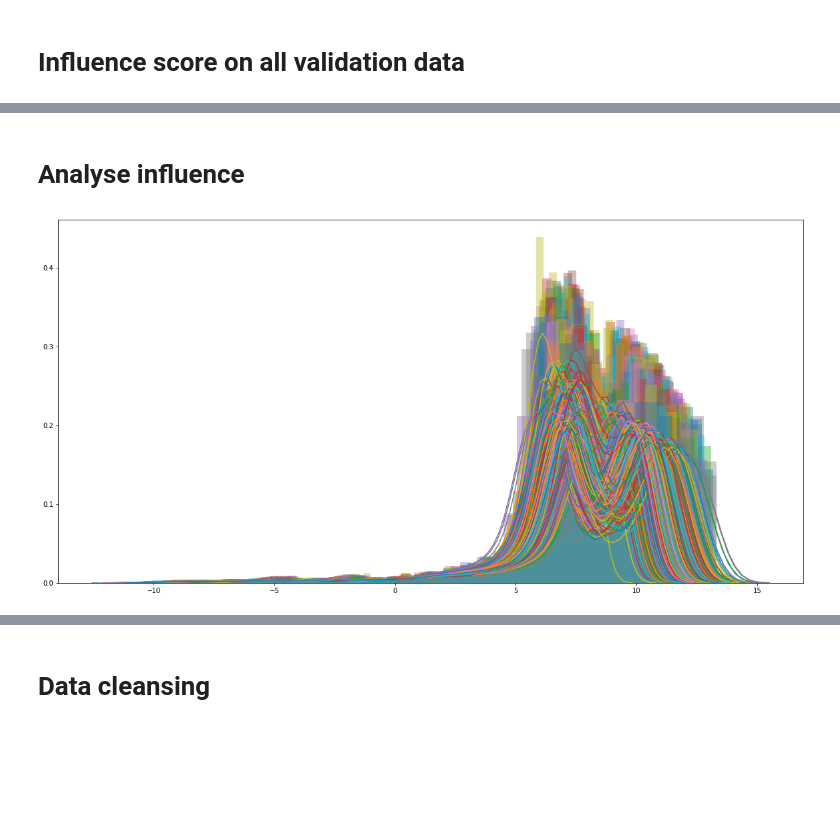
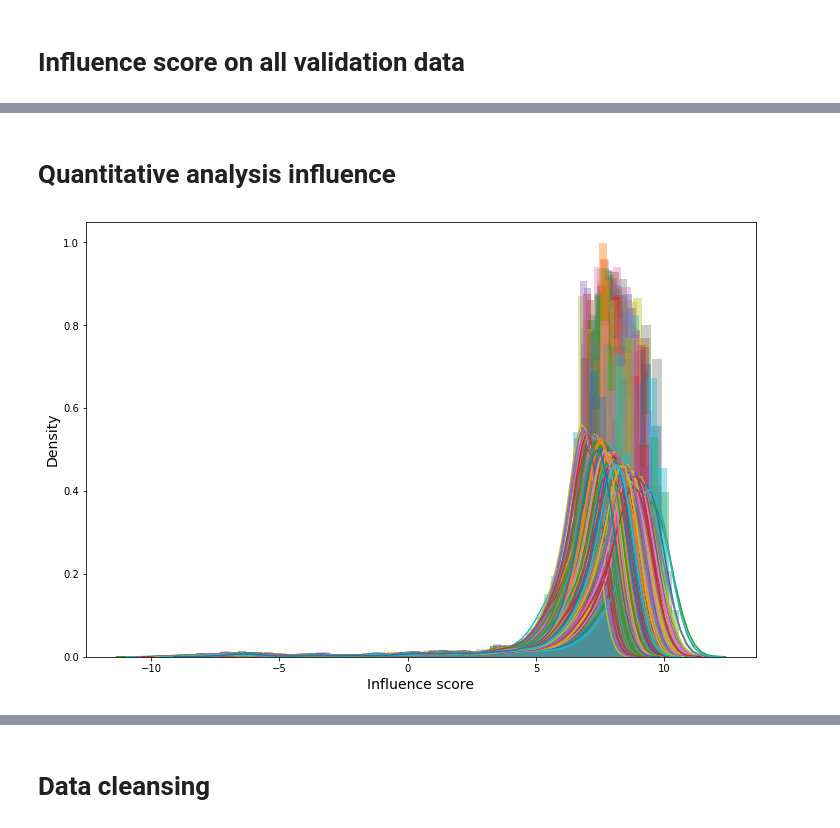
Before and after one commit to yjbang/Model-Generalization-for-Fact-Checking, a Jupyter notebook: finetune_fake_news.ipynb, the cells around one changed output, grey strips where cells are left out. Cells and saved outputs as stored; diff of their text form; code cells hidden in the pictures; blank space fills up the shorter version.

```diff
--- a/finetune_fake_news.ipynb
+++ b/finetune_fake_news.ipynb
@@ -380,0 +517,6 @@ np.save('./tmp/influence_matrix_all.npy', (influence_matrix, idx2id))
+# %%
+influence_matrix = np.load('./tmp/influence_matrix_all.npy', allow_pickle=True)
+id_list = np.load('./tmp/id_list.npy', allow_pickle=True)
+# %%
+values, indices = torch.FloatTensor(influence_matrix).min(dim=-1)
+values, indices = values.numpy(), indices.numpy()
@@ -390,2 +541,6 @@ Wall time: 37.1 s
+# %%
+for i, (val, tid) in enumerate(zip(values, indices)):
+    valid_df.loc[i, 'tid'] = tid
+    valid_df.loc[i, 't_influence'] = val
 # %%
 filt_valid_loader = get_filtered_dataloader(valid_loader, incorrect_list, batch_size=16)
@@ -435,14 +572,20 @@ merged_df
 # %% [markdown]
-# Analyse influence
+# Quantitative analysis influence
+# %%
+influence_matrix = np.load('./tmp/influence_matrix_all.npy', allow_pickle=True)
+id_list = np.load('./tmp/id_list.npy', allow_pickle=True)
 # %%
 %%time
-plt.figure(figsize=(20,10))
+plt.figure(figsize=(12,8))
 ax = plt.gca()
 for i in range(influence_matrix.shape[1]):
     sns.distplot(influence_matrix[:,i], ax=ax)
-    if i == 1000:
+    if i == 500:
         break
-plt.savefig('influence_dist_all.png')
+# plt.title('Distributuion of influence per training sample')
+plt.xlabel('Influence score', fontsize=14)
+plt.ylabel('Density', fontsize=14)
+plt.savefig('train_influence_dist_all.png', bbox_inches='tight')
 plt.show()
 # %% [output]
-[figure, old version]
+[figure, new version]
```
Also changed, not shown: parts of 38 cells of this notebook, 9 other files.
